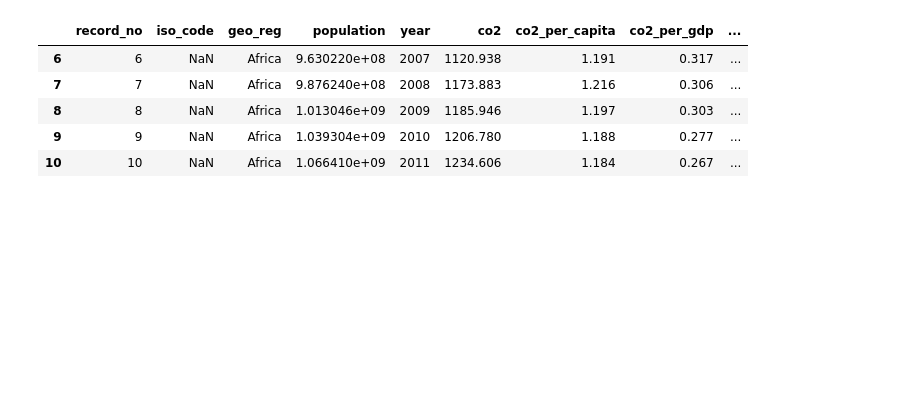
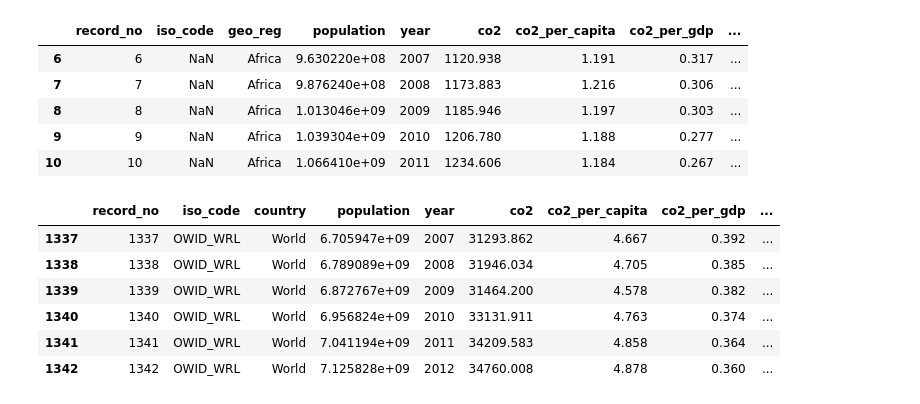
Before and after one commit to SoWhitIs/world_events_emissions, a Jupyter notebook: dev/script/eda/4_additional_EDA_geographic_region.ipynb, the cells around one changed output. Cells and saved outputs as stored; diff of their text form; code cells hidden in the pictures; blank space fills up the shorter version.

```diff
--- a/dev/script/eda/4_additional_EDA_geographic_region.ipynb
+++ b/dev/script/eda/4_additional_EDA_geographic_region.ipynb
@@ -570,3 +575,13 @@ region_df.head()
 # %%
 file_path ="../../resources/data/region_fp.csv"
 region_df.to_csv(file_path, index=False)
+# %%
+recession_df[(recession_df['country']=='World')]
+# %% [output]
+|  | record_no | iso_code | country | population | year | co2 | co2_per_capita | co2_per_gdp | ... |
+| 1337 | 1337 | OWID_WRL | World | 6.705947e+09 | 2007 | 31293.862 | 4.667 | 0.392 | ... |
+| 1338 | 1338 | OWID_WRL | World | 6.789089e+09 | 2008 | 31946.034 | 4.705 | 0.385 | ... |
+| 1339 | 1339 | OWID_WRL | World | 6.872767e+09 | 2009 | 31464.200 | 4.578 | 0.382 | ... |
+| 1340 | 1340 | OWID_WRL | World | 6.956824e+09 | 2010 | 33131.911 | 4.763 | 0.374 | ... |
+| 1341 | 1341 | OWID_WRL | World | 7.041194e+09 | 2011 | 34209.583 | 4.858 | 0.364 | ... |
+| 1342 | 1342 | OWID_WRL | World | 7.125828e+09 | 2012 | 34760.008 | 4.878 | 0.360 | ... |
```
Also changed, not shown: parts of 5 cells of this notebook, 1 other file.
